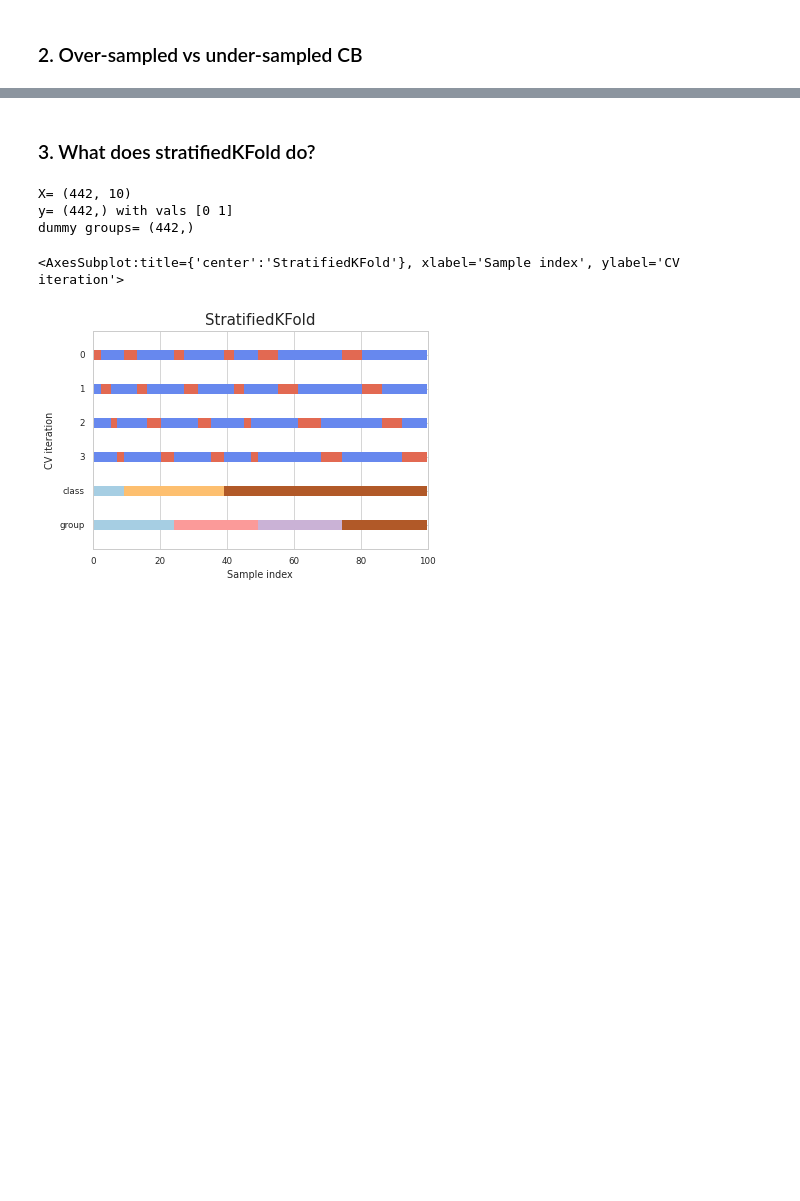
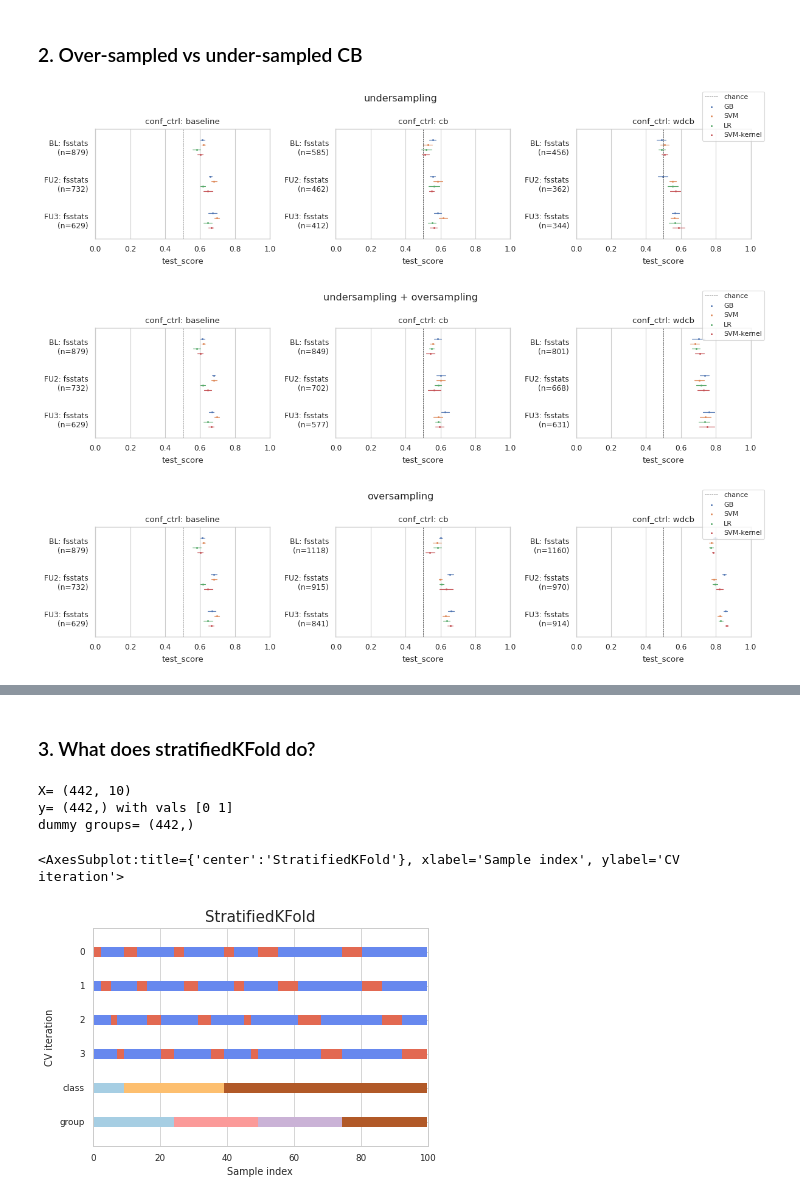
Before and after one commit to RoshanRane/ML_for_IMAGEN, a Jupyter notebook: MLpipelines/plot_results.ipynb, the cells around one changed output, grey strips where cells are left out. Cells and saved outputs as stored; diff of their text form; code cells hidden in the pictures; blank space fills up the shorter version.

```diff
--- a/MLpipelines/plot_results.ipynb
+++ b/MLpipelines/plot_results.ipynb
@@ -249,10 +303,10 @@ plot_result(dfs, x ='specificity', input_type=input_types,
 ### 2. Over-sampled vs under-sampled CB
 # %%
 def plot_results_inputs(h5name, date="*", x="test_score", io_type="X-y", conf_ctrl=["baseline", "cb"]):
-
+    sns.set_style("whitegrid")
     fig, axes = plt.subplots(1, len(conf_ctrl),
-                             sharey=False, sharex=True, dpi=200,
-                             figsize=(4*len(conf_ctrl), 4))
+                             sharey=False, sharex=True, dpi=100,
+                             figsize=(4*len(conf_ctrl), 3))
     if not isinstance(axes, np.ndarray): axes = [axes]
     y="inputtype"
     plt.gca().set_xlim([0.0,1.0])
@@ -260,10 +314,10 @@ def plot_results_inputs(h5name, date="*", x="test_score", io_type="X-y", conf_ct
     for t, ax in zip(conf_ctrl, axes):
 
         dfs = pd.DataFrame()
-        ax.set_title(f"input-output: {io_type}\nconf_ctrl: {t}")
+        ax.set_title(f"conf_ctrl: {t}")#input-output: {io_type}\nconf_ctrl: {t}")
 
         for f in glob(
-            f"/ritter/roshan/workspace/deepMRI/imagen/MLpipelines/results/{h5name}*/{date}/run.csv"):
+            f"results/*/*{h5name}*/{date}/run.csv"):
             df = pd.read_csv(f, usecols=["model", "technique", "io", "n_samples", #"trial",
                                          x,
                                          #"train_score","valid_score", "test_score",
@@ -293,23 +347,35 @@ def plot_results_inputs(h5name, date="*", x="test_score", io_type="X-y", conf_ct
 
     # add legend: add models info and chance label
     handles, legends = ax.get_legend_handles_labels()
-#     legends_rename = {"LogisticRegression":"LR", "LinearSVC":"SVM", "SVC":"SVM-kernel", "GradientBoostingClassifier":"GB"}
-#     legends = [legends[0]] + [legends_rename[l] for l in legends[1:]]
-    fig.legend(handles, legends, fontsize=8, frameon=False, loc="upper right")
+    legends_rename = {"LogisticRegression":"LR", "LinearSVC":"SVM", "SVC":"SVM-kernel", "GradientBoostingClassifier":"GB"}
+    legends = [legends[0]] + [legends_rename[l] for l in legends[1:]]
+    fig.legend(handles, legends, fontsize=8, frameon=True, loc="upper right")
 
     fig.tight_layout()
 # %%
-plot_results_inputs("ESPAD19b", date="20210309-*", x="test_score", io_type="X-y", conf_ctrl=["baseline", "cb", "wdcb"])
-plt.suptitle("sub-sampling:")
+h5name="ESPAD19b"
+x="test_score"
+io_type="X-y"
+conf_ctrl=["baseline", "cb", "wdcb"] #
+
+plot_results_inputs(h5name, "20210309-*", x, io_type, conf_ctrl)
+plt.suptitle("undersampling")
+plt.tight_layout()
 plt.show()
 
-plot_results_inputs("ESPAD19b", date="20210310-*", x="test_score", io_type="X-y", conf_ctrl=["baseline", "cb", "wdcb"])
-plt.suptitle("sub/over-sampling:")
+plot_results_inputs(h5name, "20210310-*", x, io_type, conf_ctrl)
+plt.suptitle("undersampling + oversampling")
+plt.tight_layout()
 plt.show()
 
-plot_results_inputs("ESPAD19b", date="20210311-*", x="test_score", io_type="X-y", conf_ctrl=["baseline", "cb", "wdcb"])
-plt.suptitle("over-sampling:")
+plot_results_inputs(h5name, "20210311-*", x, io_type, conf_ctrl)
+plt.suptitle("oversampling")
+plt.tight_layout()
 plt.show()
+# %% [output]
+[figure, added]
+[figure, added]
+[figure, added]
 # %%
 sns.set_style('darkgrid')
 
```
Also changed, not shown: parts of 10 cells of this notebook, 9 other files.
